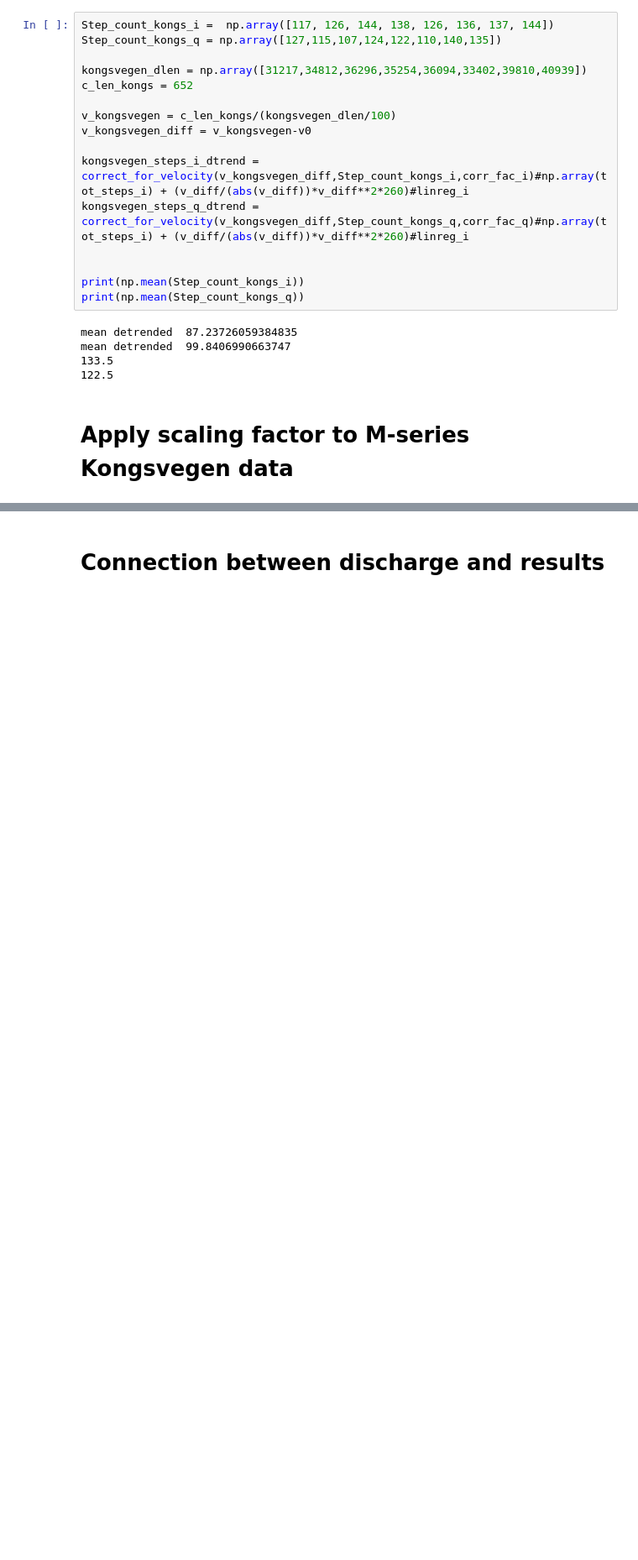
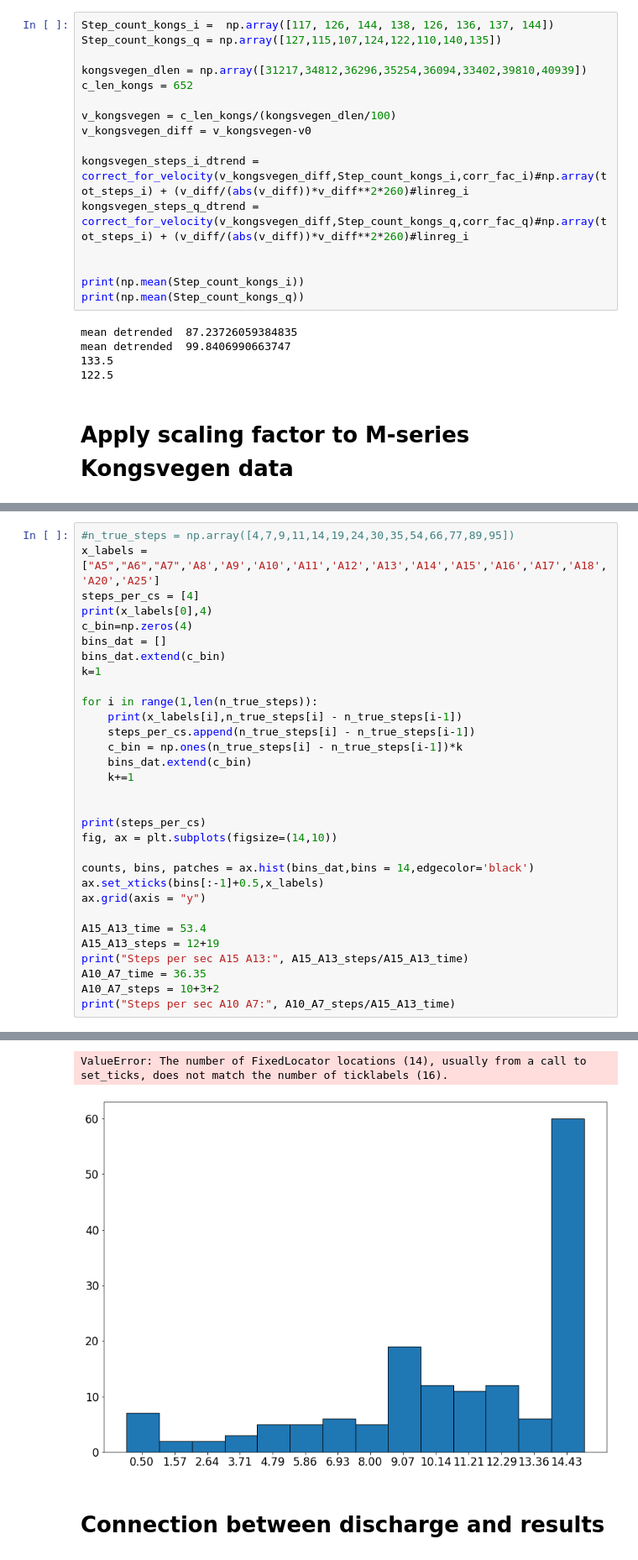
Before and after one commit to gecocowie/Master_thesis, a Jupyter notebook: python/Matrix_profile_statistics.ipynb, the cells around one changed output, grey strips where cells are left out. Shown at 84% size. Cells and saved outputs as stored; diff of their text form; blank space fills up the shorter version.

```diff
--- a/python/Matrix_profile_statistics.ipynb
+++ b/python/Matrix_profile_statistics.ipynb
@@ -569,0 +602,32 @@ mean detrended  156.09716006558196
+# %%
+#n_true_steps = np.array([4,7,9,11,14,19,24,30,35,54,66,77,89,95])
+x_labels = ["A5","A6","A7",'A8','A9','A10','A11','A12','A13','A14','A15','A16','A17','A18','A20','A25']
+steps_per_cs = [4]
+print(x_labels[0],4)
+c_bin=np.zeros(4)
+bins_dat = []
+bins_dat.extend(c_bin)
+k=1
+
+for i in range(1,len(n_true_steps)):
+    print(x_labels[i],n_true_steps[i] - n_true_steps[i-1])
+    steps_per_cs.append(n_true_steps[i] - n_true_steps[i-1])
+    c_bin = np.ones(n_true_steps[i] - n_true_steps[i-1])*k
+    bins_dat.extend(c_bin)
+    k+=1
+
+
+print(steps_per_cs)
+fig, ax = plt.subplots(figsize=(14,10))
+
+counts, bins, patches = ax.hist(bins_dat,bins = 14,edgecolor='black')
+ax.set_xticks(bins[:-1]+0.5,x_labels)
+ax.grid(axis = "y")
+
+A15_A13_time = 53.4
+A15_A13_steps = 12+19
+print("Steps per sec A15 A13:", A15_A13_steps/A15_A13_time)
+A10_A7_time = 36.35
+A10_A7_steps = 10+3+2
+print("Steps per sec A10 A7:", A10_A7_steps/A15_A13_time)
+# %% [output]
@@ -570,3 +651,5 @@ mean detrended  156.09716006558196
+ValueError: The number of FixedLocator locations (14), usually from a call to set_ticks, does not match the number of ticklabels (16).
+[figure, added]
 # %% [markdown]
 # Connection between discharge and results
 # %%
```
Also changed, not shown: parts of 8 cells of this notebook.
